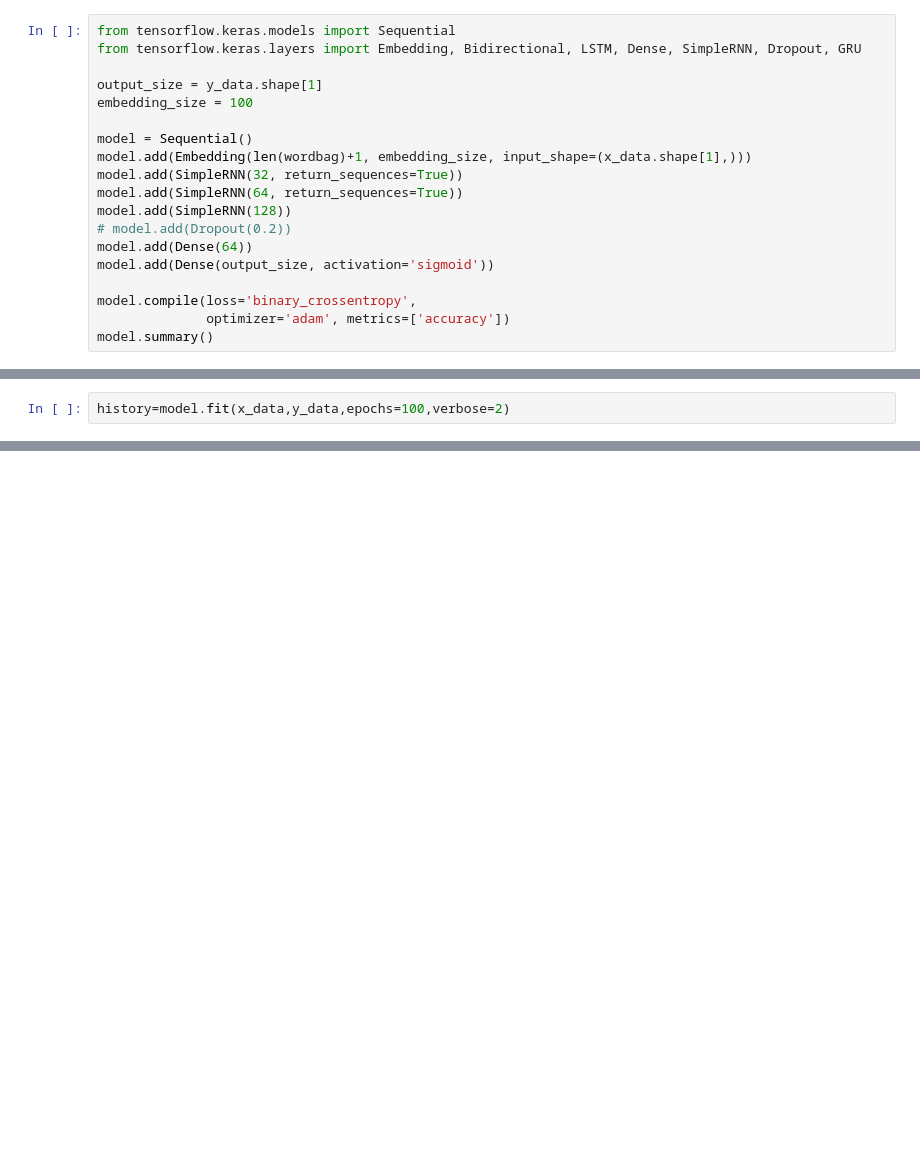
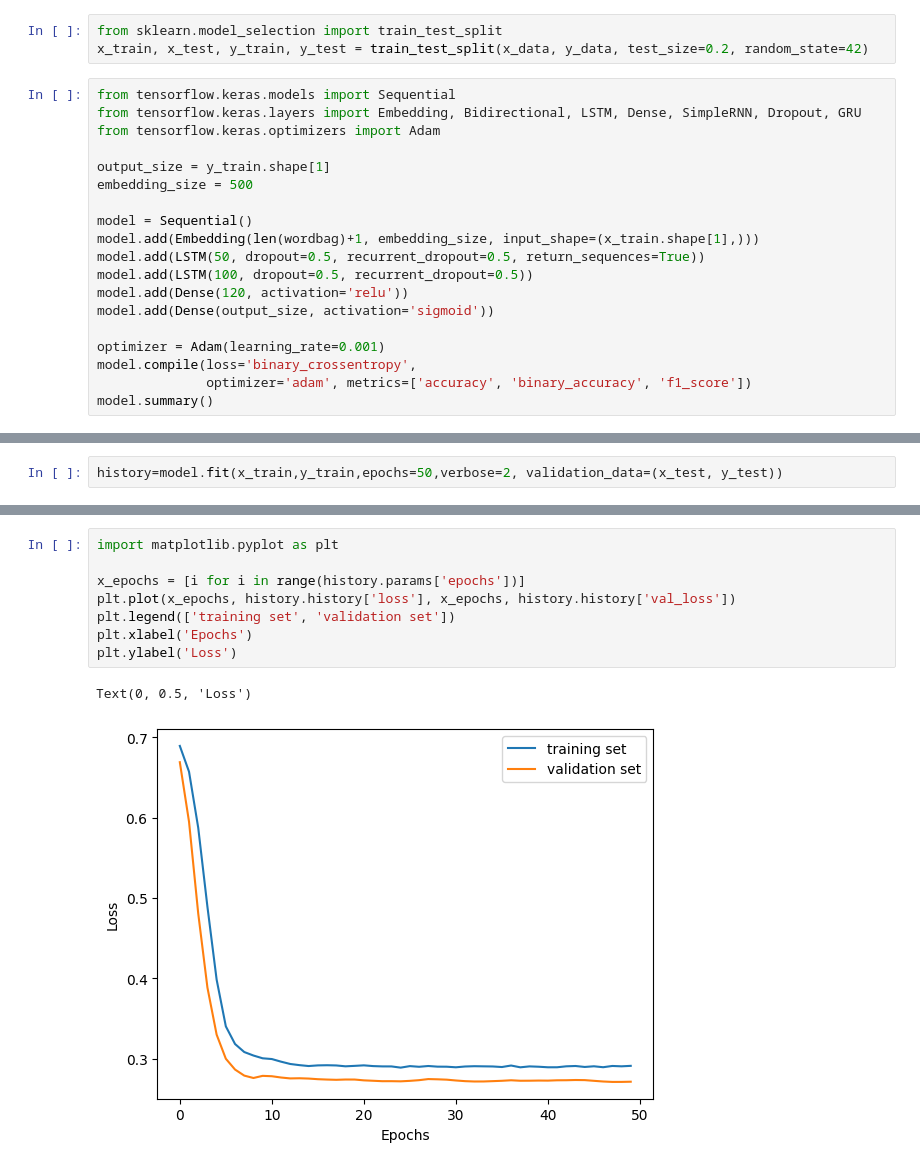
Before and after one commit to eavm314/cp-problem-classifier, a Jupyter notebook: training/rnn-model.ipynb, the cells around one changed output, grey strips where cells are left out. Cells and saved outputs as stored; diff of their text form; blank space fills up the shorter version.

Commit message:
first simple model

```diff
--- a/training/rnn-model.ipynb
+++ b/training/rnn-model.ipynb
@@ -92,20 +92,23 @@ x_data.shape
+# %%
+from sklearn.model_selection import train_test_split
+x_train, x_test, y_train, y_test = train_test_split(x_data, y_data, test_size=0.2, random_state=42)
 # %%
 from tensorflow.keras.models import Sequential
 from tensorflow.keras.layers import Embedding, Bidirectional, LSTM, Dense, SimpleRNN, Dropout, GRU
+from tensorflow.keras.optimizers import Adam
 
-output_size = y_data.shape[1]
-embedding_size = 100
+output_size = y_train.shape[1]
+embedding_size = 500
 
 model = Sequential()
-model.add(Embedding(len(wordbag)+1, embedding_size, input_shape=(x_data.shape[1],)))
-model.add(SimpleRNN(32, return_sequences=True))
-model.add(SimpleRNN(64, return_sequences=True))
-model.add(SimpleRNN(128))
-# model.add(Dropout(0.2))
-model.add(Dense(64))
+model.add(Embedding(len(wordbag)+1, embedding_size, input_shape=(x_train.shape[1],)))
+model.add(LSTM(50, dropout=0.5, recurrent_dropout=0.5, return_sequences=True))
+model.add(LSTM(100, dropout=0.5, recurrent_dropout=0.5))
+model.add(Dense(120, activation='relu'))
 model.add(Dense(output_size, activation='sigmoid'))
 
+optimizer = Adam(learning_rate=0.001)
 model.compile(loss='binary_crossentropy',
-              optimizer='adam', metrics=['accuracy'])
+              optimizer='adam', metrics=['accuracy', 'binary_accuracy', 'f1_score'])
 model.summary()
 # %% [output]
@@ -130,4 +131,4 @@ Model: "sequential_9"
  Non-trainable params: 0 (0.00 B)
 # %%
-history=model.fit(x_data,y_data,epochs=100,verbose=2)
+history=model.fit(x_train,y_train,epochs=50,verbose=2, validation_data=(x_test, y_test))
 # %% [output]
@@ -171,0 +152,11 @@ array([[9.8864537e-01, 9.9887210e-01, 9.9992037e-01, 1.0456267e-02,
+# %%
+import matplotlib.pyplot as plt
+
+x_epochs = [i for i in range(history.params['epochs'])]
+plt.plot(x_epochs, history.history['loss'], x_epochs, history.history['val_loss'])
+plt.legend(['training set', 'validation set'])
+plt.xlabel('Epochs')
+plt.ylabel('Loss')
+# %% [output]
+Text(0, 0.5, 'Loss')
+[figure, added]
```
Also changed, not shown: parts of 13 cells of this notebook.
